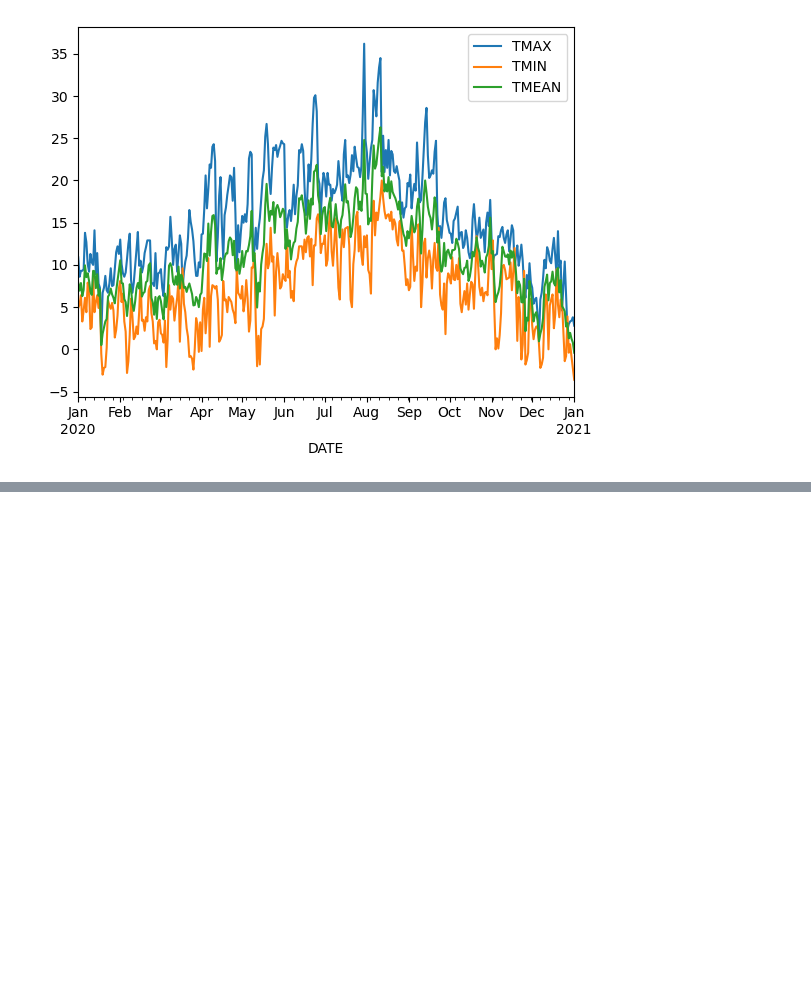
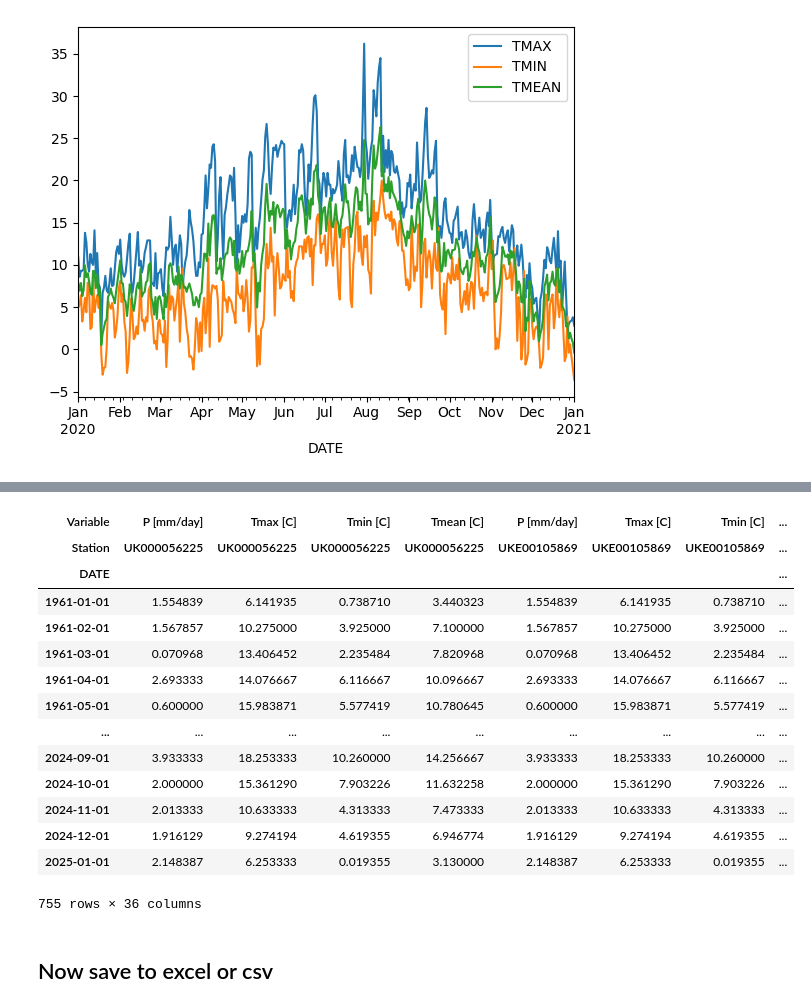
Before and after one commit to JosePedroMatos/SHU_hydrology, a Jupyter notebook: Working with monthly data.ipynb, the cells around one changed output, grey strips where cells are left out. Drawn from its saved outputs; the diff is of its cells as text; code cells hidden in the pictures; blank space fills up the shorter version.

```diff
--- a/Working with monthly data.ipynb
+++ b/Working with monthly data.ipynb
@@ -160,20 +112,0 @@ First, use `glob` to get all files with the `.csv` extension in the `precipitati
-# %%
-all_data = []
-for file in folder_path.glob('*.csv'):
-    station = file.name.replace('.csv','')
-    _data = pd.read_csv(file, index_col=0, usecols=[1, 6])
-    _data.index = pd.to_datetime(_data.index, format='%Y-%m-%d', errors='coerce')
-    _data.PRCP /= 10
-
-    _data = _data.loc[:, ['PRCP']].resample('YS-APR').sum(min_count=365).dropna()
-    _data.columns = pd.MultiIndex.from_product([['Precipitation [mm/year]'], [station]], names=['Variable', 'Station'])
-
-    all_data.append(_data)
-
-full_dataset = pd.concat(all_data, axis=1)
-
-stats = full_dataset.agg(['mean', 'std', 'count', 'min', 'max', 'skew'], axis=0)
-stats.loc['cv',:] = stats.loc['std',:] / stats.loc['mean',:]
-joint = pd.concat([full_dataset, stats], axis=0)
-
-joint.tail(10)
@@ -196,0 +127,4 @@ joint.iloc[-7:,:].transpose().to_csv('precipitation_yearly.csv')
+# %%
+folder_path = Path(r'./Lab work/6606347/precipitation')
+for file in folder_path.glob('*.csv'):
+    print(file)
@@ -196,0 +147,39 @@ joint.iloc[-7:,:].transpose().to_csv('precipitation_yearly.csv')
+# %%
+all_data = []
+for file in folder_path.glob('*.csv'):
+    try:
+        station = file.name.replace('.csv','')
+
+        _data = pd.read_csv(file, index_col=1, usecols=[0, 1, 2, 3, 4, 5, 6, 8, 10])
+        _data.index = pd.to_datetime(_data.index, format='%Y-%m-%d', errors='coerce')
+        _data.iloc[:, 5] /= 10
+        _data.iloc[:, -2:] /= 10
+        _data.loc[:, 'TMEAN']  = (_data.TMAX + _data.TMIN) / 2
+
+        monthly_data = my_data.loc[:, ['PRCP', 'TMAX', 'TMIN', 'TMEAN']].resample('MS').mean().dropna()
+        monthly_data.columns = monthly_data.columns = pd.MultiIndex.from_product([['P [mm/day]', 'Tmax [C]', 'Tmin [C]', 'Tmean [C]'], [station]], names=['Variable', 'Station'])
+
+        all_data.append(monthly_data)
+    except Exception as ex:
+        pass
+
+full_dataset = pd.concat(all_data, axis=1)
+full_dataset
+# %% [output]
+| Variable | P [mm/day] | Tmax [C] | Tmin [C] | Tmean [C] | P [mm/day] | Tmax [C] | Tmin [C] | ... |
+| Station | UK000056225 | UK000056225 | UK000056225 | UK000056225 | UKE00105869 | UKE00105869 | UKE00105869 | ... |
+| DATE |  |  |  |  |  |  |  | ... |
+| 1961-01-01 | 1.554839 | 6.141935 | 0.738710 | 3.440323 | 1.554839 | 6.141935 | 0.738710 | ... |
+| 1961-02-01 | 1.567857 | 10.275000 | 3.925000 | 7.100000 | 1.567857 | 10.275000 | 3.925000 | ... |
+| 1961-03-01 | 0.070968 | 13.406452 | 2.235484 | 7.820968 | 0.070968 | 13.406452 | 2.235484 | ... |
+| 1961-04-01 | 2.693333 | 14.076667 | 6.116667 | 10.096667 | 2.693333 | 14.076667 | 6.116667 | ... |
+| 1961-05-01 | 0.600000 | 15.983871 | 5.577419 | 10.780645 | 0.600000 | 15.983871 | 5.577419 | ... |
+| ... | ... | ... | ... | ... | ... | ... | ... | ... |
+| 2024-09-01 | 3.933333 | 18.253333 | 10.260000 | 14.256667 | 3.933333 | 18.253333 | 10.260000 | ... |
+| 2024-10-01 | 2.000000 | 15.361290 | 7.903226 | 11.632258 | 2.000000 | 15.361290 | 7.903226 | ... |
+| 2024-11-01 | 2.013333 | 10.633333 | 4.313333 | 7.473333 | 2.013333 | 10.633333 | 4.313333 | ... |
+| 2024-12-01 | 1.916129 | 9.274194 | 4.619355 | 6.946774 | 1.916129 | 9.274194 | 4.619355 | ... |
+| 2025-01-01 | 2.148387 | 6.253333 | 0.019355 | 3.130000 | 2.148387 | 6.253333 | 0.019355 | ... |
+755 rows × 36 columns
+# %% [markdown]
+## Now save to excel or csv
```
Also changed, not shown: parts of 14 cells of this notebook, 2 other files.
